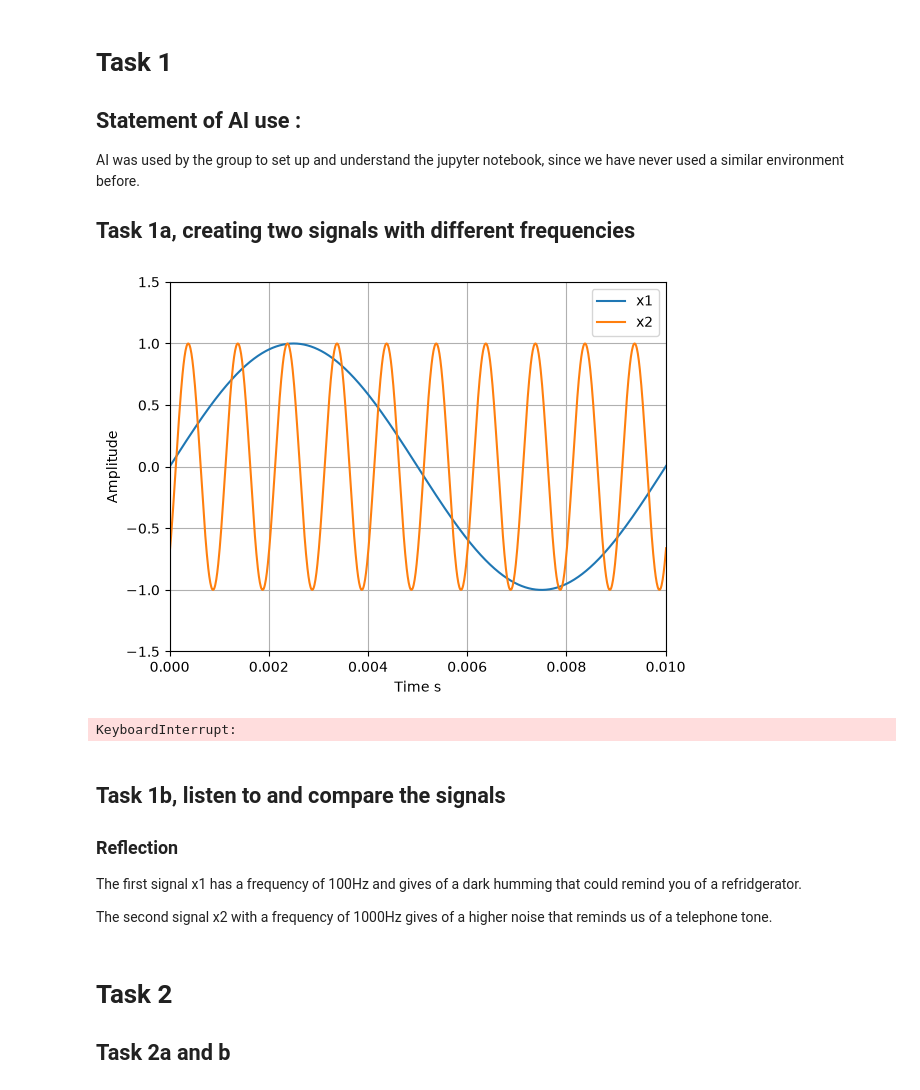
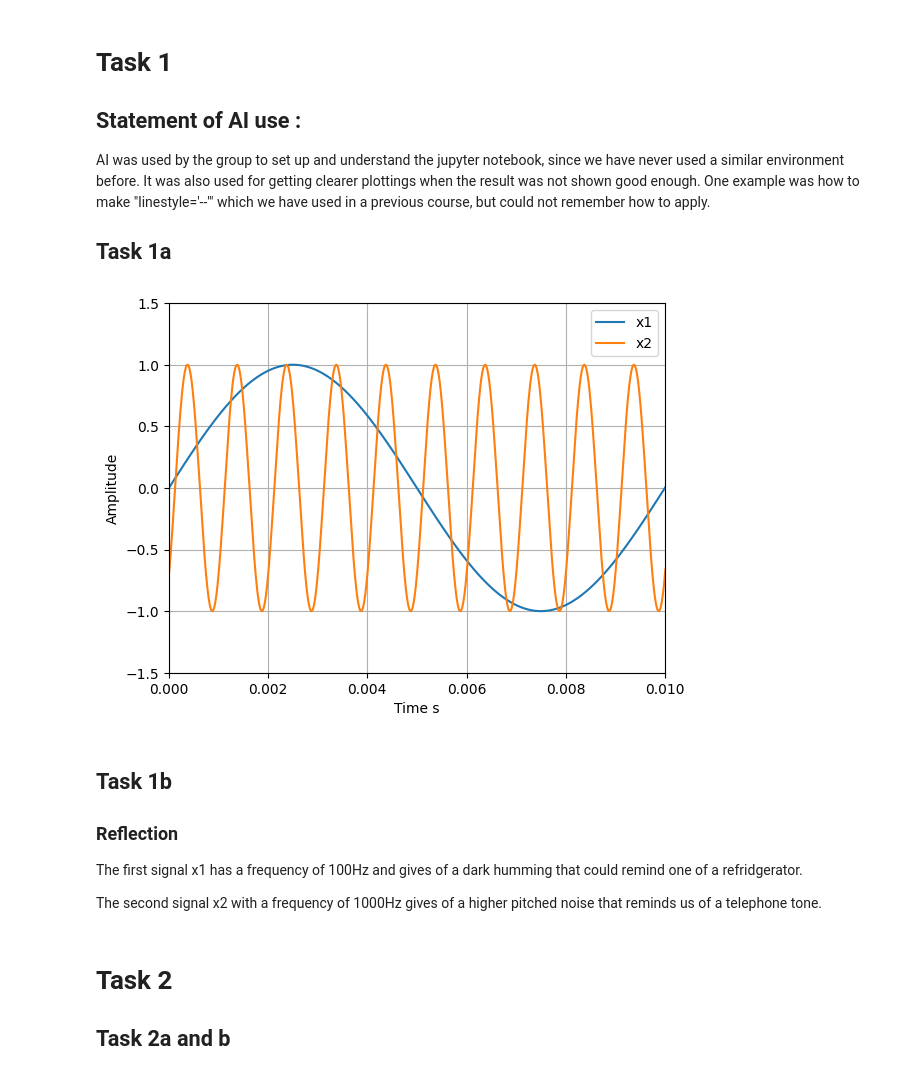
Before and after one commit to Mawi2342/LTI-system, a Jupyter notebook: assignment1.ipynb, the cells around one changed output. Saved outputs shown, nothing was run; the diff lists cells and outputs as text; code cells hidden in the pictures.

```diff
--- a/assignment1.ipynb
+++ b/assignment1.ipynb
@@ -2,51 +2,51 @@
 # Task 1
 ## Statement of AI use :
 AI was used by the group to set up and understand the jupyter notebook, since we have never used a similar environment before.
+It was also used for getting clearer plottings when the result was not shown good enough. One example was how to make "linestyle='--'" which we have used in a previous course, but could not remember how to apply.
 
 
-## Task 1a, creating two signals with different frequencies
+## Task 1a
 # %%
 import numpy as np
 import matplotlib.pyplot as plt
 from scipy import signal
 import sounddevice as sd
 
 # Generate a time vector ’t’ and the incrementing ∆t = 0,01ms as suggested in the assignment
 dt = 0.00001
 t = np.arange(0, 5, dt)
 
 ## For x1: period T=0.01s, amplitude A=1, phase shift φ = 0 and f= 1/T = 1/0,01 = 100
 ## For x2: amplitude A=1, phase shift φ = -pi/4
 x1 = 1*np.sin(2*np.pi*100*t+0)
 x2 = 1*np.sin(2*np.pi*1000*t-np.pi/4)
 
 # Create a new figure
 fig, ax = plt.subplots()
 
 ax.plot(t, x1, label='x1')
 ax.plot(t, x2, label='x2')
 ax.set_xlabel('Time s')
 ax.set_ylabel('Amplitude')
 ax.set_xlim(0, 0.01)
 ax.set_ylim(-1.5 , 1.5)
 
 ax.legend()
 ax.grid()
 
 plt.show()
 
-#sd.play(x1 ,1/dt ,blocking=True)
+sd.play(x1 ,1/dt ,blocking=True)
 sd.play(x2 ,1/dt ,blocking=True)
 # %% [output]
-[figure, old version]
+[figure, new version]
-KeyboardInterrupt:
 # %% [markdown]
-## Task 1b, listen to and compare the signals
+## Task 1b
 
 ### Reflection
-The first signal x1 has a frequency of 100Hz and gives of a dark humming that could remind you of a refridgerator.
+The first signal x1 has a frequency of 100Hz and gives of a dark humming that could remind one of a refridgerator.
 
-The second signal x2 with a frequency of 1000Hz gives of a higher noise that reminds us of a telephone tone.
+The second signal x2 with a frequency of 1000Hz gives of a higher pitched noise that reminds us of a telephone tone.
 # %% [markdown]
 # Task 2
 
```
Also changed, not shown: parts of 2 cells of this notebook, 1 other file.
